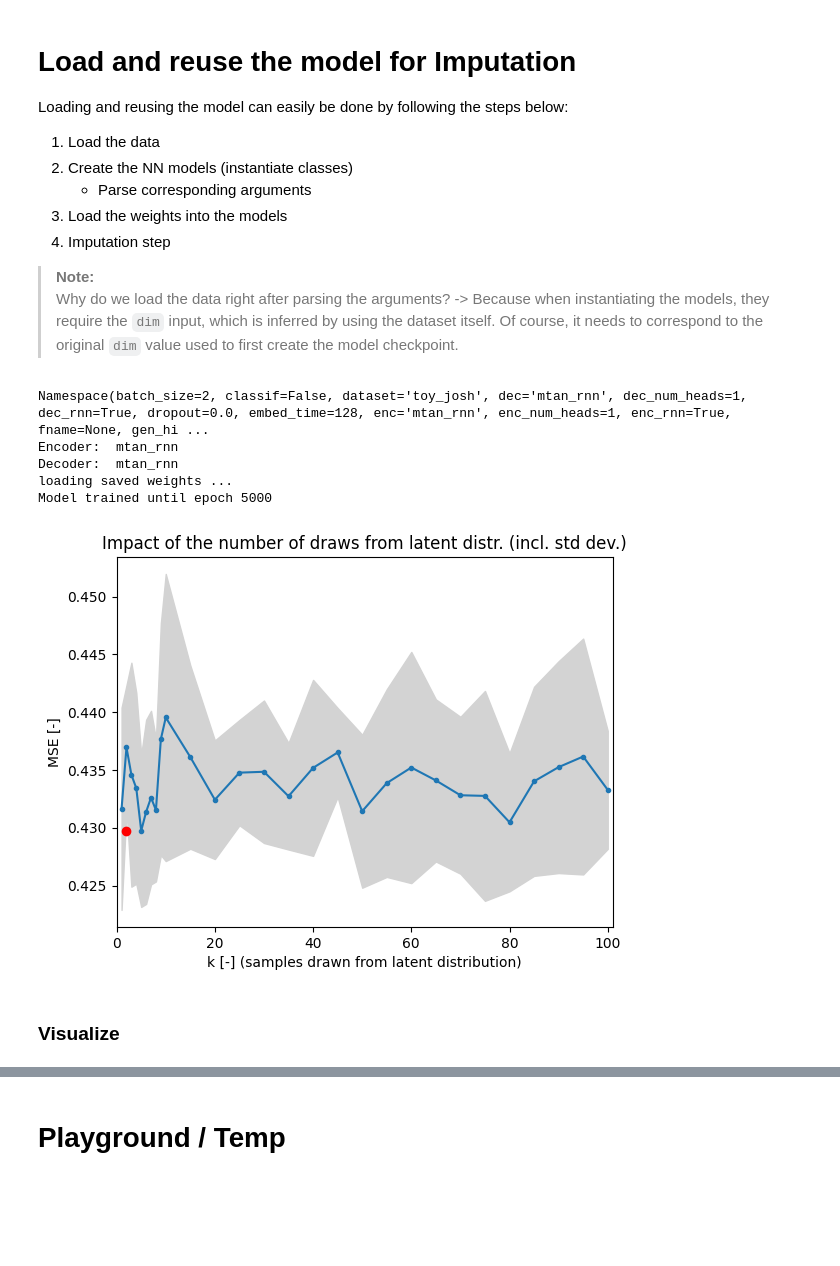
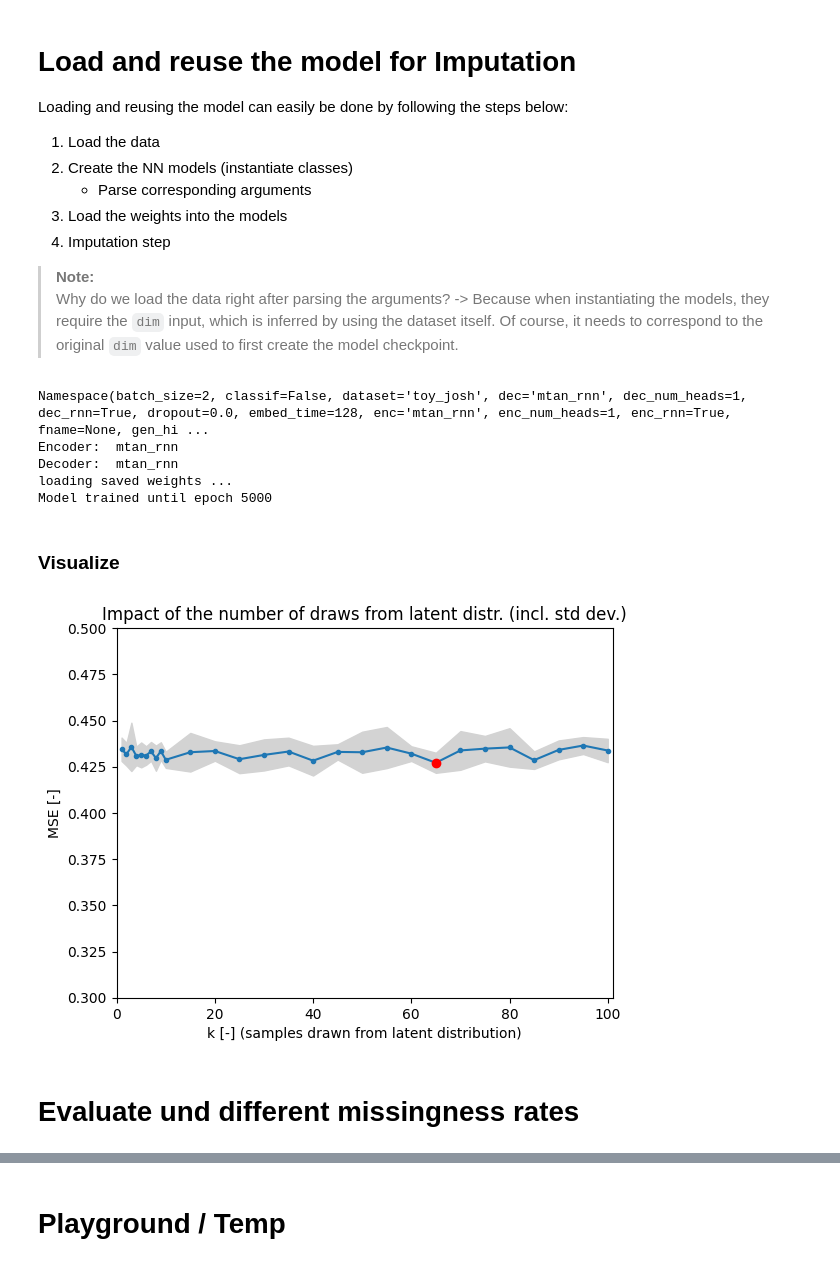
Before and after one commit to joshuawe/mTAN, a Jupyter notebook: src/mTAN.ipynb, the cells around one changed output, grey strips where cells are left out. Cells and saved outputs as stored; diff of their text form; code cells hidden in the pictures; blank space fills up the shorter version.

```diff
--- a/src/mTAN.ipynb
+++ b/src/mTAN.ipynb
@@ -322,7 +322,7 @@ test_loader = data_obj["test_dataloader"]
 # Parse arguments
 new_args = ['--niters', '5000', '--lr', '0.001', '--batch-size', '32', '--rec-hidden', '64', '--latent-dim', '16', '--quantization', '0.016', '--enc', 'mtan_rnn', '--dec', 'mtan_rnn', '--n', '8000',  '--gen-hidden', '50', '--save', '1', '--k-iwae', '5', '--std', '0.01', '--norm', '--learn-emb', '--kl', '--seed', '0', '--num-ref-points', '64', '--dataset', 'physionet', '--sample-tp', '0.9']  # original Interpolation task on Physionet data set
 new_args = ['--niters', '1000', '--lr', '0.0001', '--batch-size', '128', '--rec-hidden', '32', '--latent-dim', '1', '--length', '20', '--enc', 'mtan_rnn', '--dec', 'mtan_rnn', '--n', '1000',  '--gen-hidden', '50', '--save', '1', '--k-iwae', '5', '--std', '0.01', '--norm', '--learn-emb', '--kl', '--seed', '0', '--num-ref-points', '20', '--dataset', 'toy']  # original Interpolation task on toy dataset
-new_args = ['--niters', '5000', '--lr', '0.0001', '--batch-size', '2', '--rec-hidden', '32', '--latent-dim', '4', '--length', '20', '--enc', 'mtan_rnn', '--dec', 'mtan_rnn', '--n', '1000',  '--gen-hidden', '50', '--save', '1', '--k-iwae', '5', '--std', '0.01', '--norm', '--learn-emb', '--kl', '--seed', '0', '--num-ref-points', '20', '--dataset', 'toy_josh'] # interpolation task on josh dataset
+new_args = ['--niters', '50', '--lr', '0.0001', '--batch-size', '2', '--rec-hidden', '32', '--latent-dim', '4', '--length', '20', '--enc', 'mtan_rnn', '--dec', 'mtan_rnn', '--n', '1000',  '--gen-hidden', '50', '--save', '1', '--k-iwae', '5', '--std', '0.01', '--norm', '--learn-emb', '--kl', '--seed', '0', '--num-ref-points', '20', '--dataset', 'toy_josh'] # interpolation task on josh dataset
 args = parser.parse_args(new_args)
 print((args))
 
@@ -359,7 +359,7 @@ for i in range(10):
     k_points = np.concatenate((np.arange(1,10),np.arange(10,101,5)))
     # sample k many times from latent distr. and decode, then evaluate
     for k in k_points:
-        mse = utils.evaluate(dim, rec, dec, test_loader, args, 1)
+        mse = utils.evaluate(dim, rec, dec, test_loader, args, k)
         MSEs.append(mse.cpu())
         # print(f'Test MSE\t (k={k:2} samples):\t', mse)
     MSEs_list.append(np.array(MSEs))
@@ -370,23 +370,27 @@ MSEs_max = np.max(MSEs_list, axis=0)
 MSEs_min = np.min(MSEs_list, axis=0)
 MSEs_std = np.std(MSEs_list, axis=0)
 argmin = np.argmin(MSEs_mean)
-
-# Visualize results
-fig = plt.figure()
-plt.plot(k_points, MSEs_mean, marker='o', ms=3)
-plt.plot(argmin-2, MSEs_mean[argmin], c='r', marker='o')
-plt.fill_between(k_points, MSEs_mean+MSEs_std, MSEs_mean-MSEs_std, color='lightgrey')
-plt.title('Impact of the number of draws from latent distr. (incl. std dev.)')
-plt.xlabel('k [-] (samples drawn from latent distribution)')
-plt.ylabel('MSE [-]')
-plt.xlim((np.min(k_points)-1, np.max(k_points)+1))
-plt.show()
 # %% [output]
 Namespace(batch_size=2, classif=False, dataset='toy_josh', dec='mtan_rnn', dec_num_heads=1, dec_rnn=True, dropout=0.0, embed_time=128, enc='mtan_rnn', enc_num_heads=1, enc_rnn=True, fname=None, gen_hi ...
 Encoder:  mtan_rnn
 Decoder:  mtan_rnn
 loading saved weights ...
 Model trained until epoch 5000
-[figure, removed]
 # %% [markdown]
 ### Visualize
+# %%
+# Visualize results
+fig = plt.figure()
+plt.plot(k_points, MSEs_mean, marker='o', ms=3)
+plt.plot(k_points[argmin], MSEs_mean[argmin], c='r', marker='o')
+plt.fill_between(k_points, MSEs_mean+MSEs_std, MSEs_mean-MSEs_std, color='lightgrey')
+plt.title('Impact of the number of draws from latent distr. (incl. std dev.)')
+plt.xlabel('k [-] (samples drawn from latent distribution)')
+plt.ylabel('MSE [-]')
+plt.xlim((np.min(k_points)-1, np.max(k_points)+1))
+plt.ylim((0.3,0.5))
+plt.show()
+# %% [output]
+[figure, added]
+# %% [markdown]
+# Evaluate und different missingness rates
```
Also changed, not shown: parts of 6 cells of this notebook.
